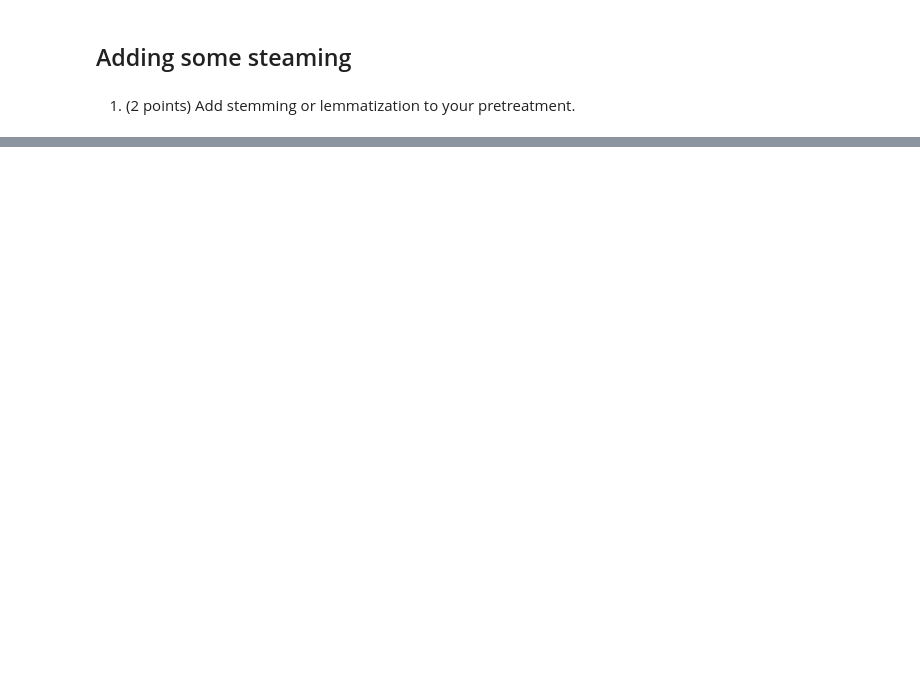
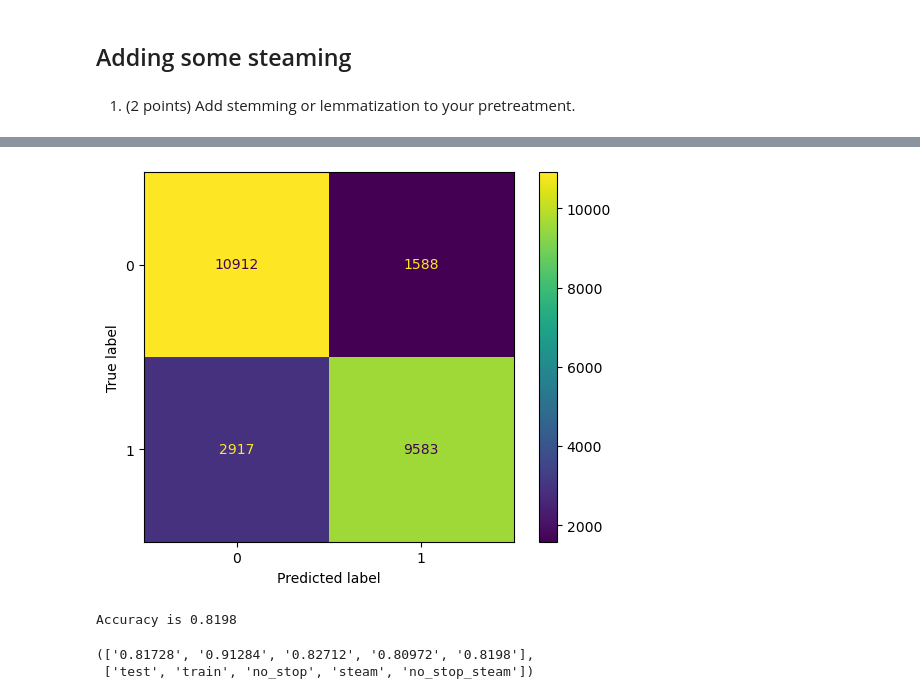
Before and after one commit to Sombre0mbre/NLP1, a Jupyter notebook: 02/data_import.ipynb, the cells around one changed output, grey strips where cells are left out. Cells and saved outputs as stored; diff of their text form; code cells hidden in the pictures; blank space fills up the shorter version.

```diff
--- a/02/data_import.ipynb
+++ b/02/data_import.ipynb
@@ -225,0 +293,15 @@ Accuracy is 0.81728
+# %%
+pred_steam_stop_word = prediction(test_dataset,'text_steam_stop_word')
+# %% [output]
+[figure, added]
+# %%
+print('Accuracy is ' + str(np.mean(pred_steam_stop_word == test_dataset.label)))
+Accuracy.append(str(np.mean(pred_steam_stop_word == test_dataset.label)))
+Names.append('no_stop_steam')
+# %% [output]
+Accuracy is 0.8198
+# %%
+Accuracy,Names
+# %% [output]
+(['0.81728', '0.91284', '0.82712', '0.80972', '0.8198'],
+ ['test', 'train', 'no_stop', 'steam', 'no_stop_steam'])
```
Also changed, not shown: parts of 35 cells of this notebook.
